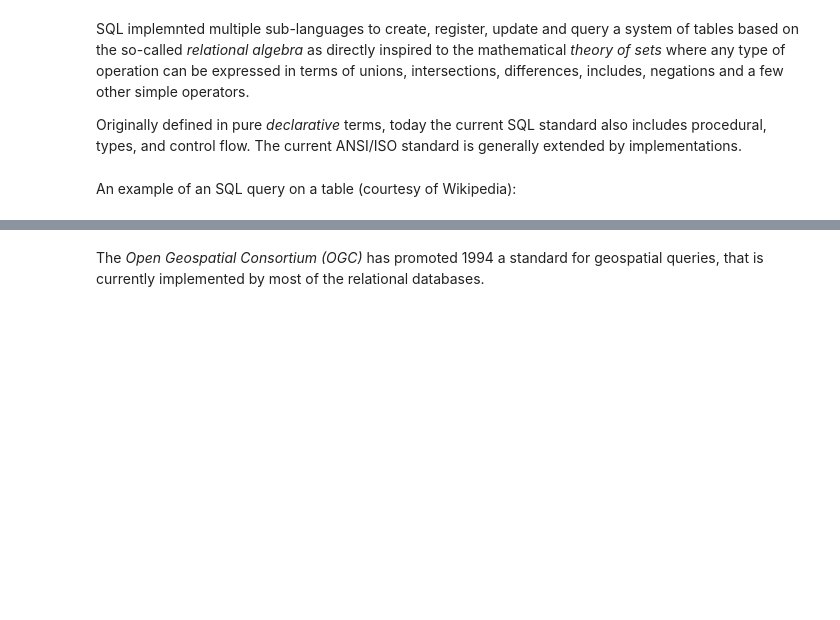
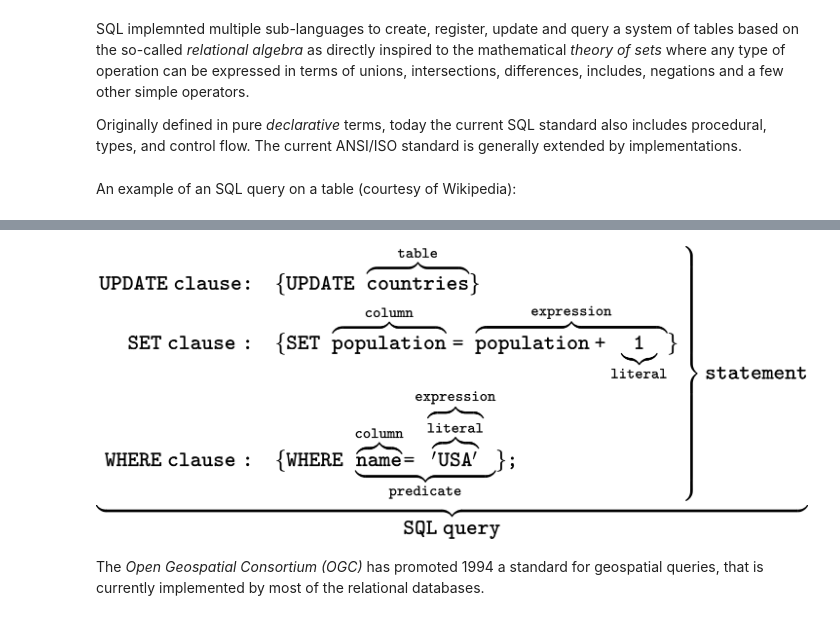
Before and after one commit to selvaje/SE_docs, a Jupyter notebook: source/PYTHON/OGCSQL.ipynb, the cells around one changed output, grey strips where cells are left out. Drawn from its saved outputs; the diff is of its cells as text; code cells hidden in the pictures; blank space fills up the shorter version.

```diff
--- a/source/PYTHON/OGCSQL.ipynb
+++ b/source/PYTHON/OGCSQL.ipynb
@@ -17,3 +15,8 @@ An example of an SQL query on a table (courtesy of Wikipedia):
+# %%
+from IPython.display import Image
+Image("../images/sql.png", width=800, height=600)
+# %% [output]
+[figure, added]
 # %% [markdown]
 The _Open Geospatial Consortium (OGC)_  has promoted 1994 a standard for geospatial queries, that is currently implemented by most of the relational databases.
 # %% [markdown]
```
Also changed, not shown: parts of 12 cells of this notebook, 22 other files.
